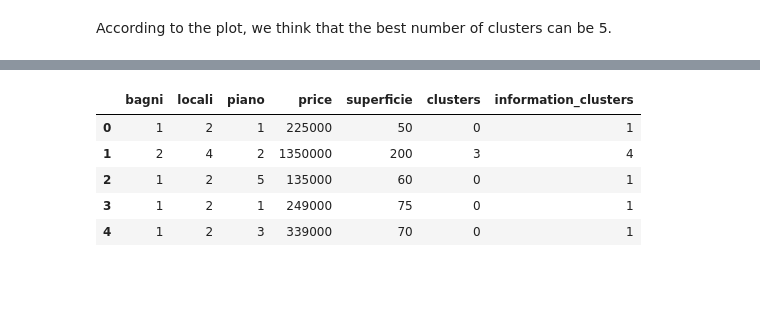
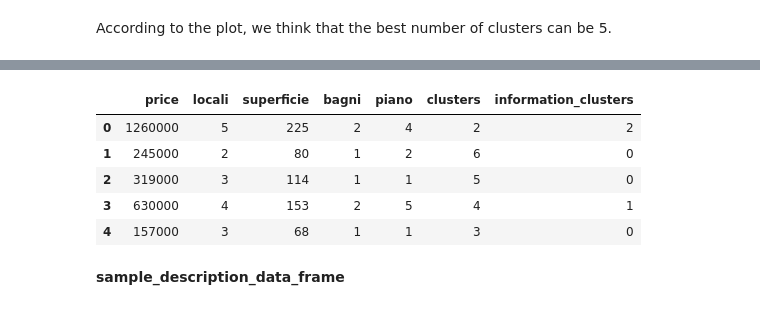
Before and after one commit to AVcodeMaverick7/ADM_HW4_Group_7, a Jupyter notebook: HM4_Asia.ipynb, the cells around one changed output, grey strips where cells are left out. Cells and saved outputs as stored; diff of their text form; code cells hidden in the pictures; blank space fills up the shorter version.

```diff
--- a/HM4_Asia.ipynb
+++ b/HM4_Asia.ipynb
@@ -152,0 +176,4 @@ matrix([[ 225000,       2,      50,       1,       1],
+# %%
+data_frame = pd.read_csv("flat_data.txt")
+inf_dataset = data_frame[["price", "locali", "superficie", "bagni", "piano"]]
+inf_dataset.head()
@@ -152,0 +187,2 @@ matrix([[ 225000,       2,      50,       1,       1],
+# %%
+sample_inf_dataset = inf_dataset[:50]
@@ -159,6 +203,6 @@ import matplotlib.pyplot as plt
 # %%
 sse = {}
 for k in range(1,10):
-    kmeanModel = KMeans(n_clusters=k, max_iter=1000).fit(dataset11)
-    dataset11['clusters'] = kmeanModel.labels_
-    sse[k] = kmeanModel.inertia_ # check it
+    kmeanModel = KMeans(n_clusters=k, max_iter=1000).fit(sample_inf_dataset)
+    sample_inf_dataset['clusters'] = kmeanModel.labels_
+    sse[k] = kmeanModel.inertia_
@@ -174,5 +236,5 @@ plt.show()
 # %% [markdown]
 According to the plot, we think that the best number of clusters can be 5.
 # %%
-kmeanModel = KMeans(n_clusters=5, max_iter=1000).fit(dataset11)
-dataset11['information_clusters'] = kmeanModel.labels_
+kmeanModel = KMeans(n_clusters=3, max_iter=1000).fit(sample_inf_dataset)
+sample_inf_dataset['information_clusters'] = kmeanModel.labels_
@@ -179,9 +246,9 @@ dataset11['information_clusters'] = kmeanModel.labels_
 # %%
-dataset11.head()
+sample_inf_dataset.head()
 # %% [output]
-|  | bagni | locali | piano | price | superficie | clusters | information_clusters |
-| 0 | 1 | 2 | 1 | 225000 | 50 | 0 | 1 |
-| 1 | 2 | 4 | 2 | 1350000 | 200 | 3 | 4 |
-| 2 | 1 | 2 | 5 | 135000 | 60 | 0 | 1 |
-| 3 | 1 | 2 | 1 | 249000 | 75 | 0 | 1 |
-| 4 | 1 | 2 | 3 | 339000 | 70 | 0 | 1 |
+|  | price | locali | superficie | bagni | piano | clusters | information_clusters |
+| 0 | 1260000 | 5 | 225 | 2 | 4 | 2 | 2 |
+| 1 | 245000 | 2 | 80 | 1 | 2 | 6 | 0 |
+| 2 | 319000 | 3 | 114 | 1 | 1 | 5 | 0 |
+| 3 | 630000 | 4 | 153 | 2 | 5 | 4 | 1 |
+| 4 | 157000 | 3 | 68 | 1 | 1 | 3 | 0 |
@@ -193,0 +255,2 @@ dataset11['description_clusters'] = [random.randint(0, 5) for i in range(364)]
+# %% [markdown]
+**sample_description_data_frame**
```
Also changed, not shown: parts of 43 cells of this notebook.
